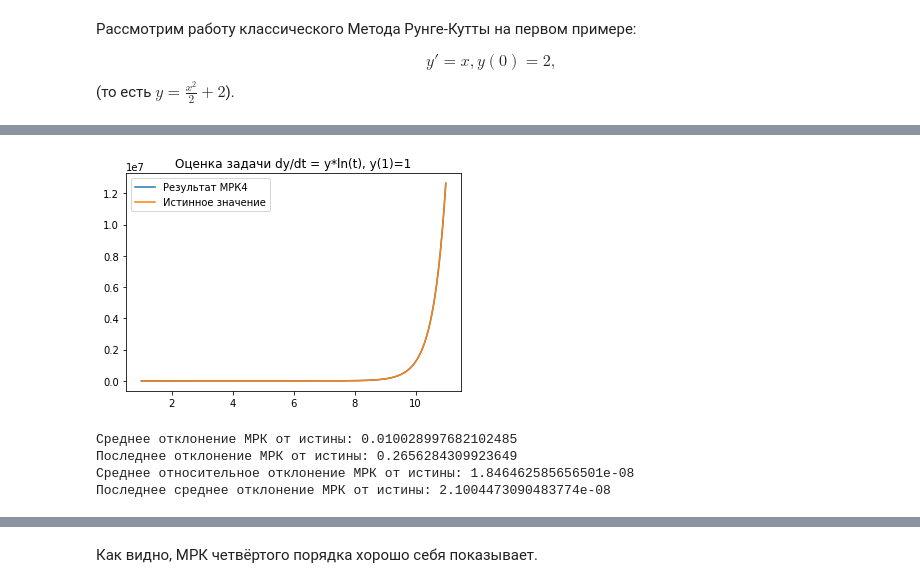
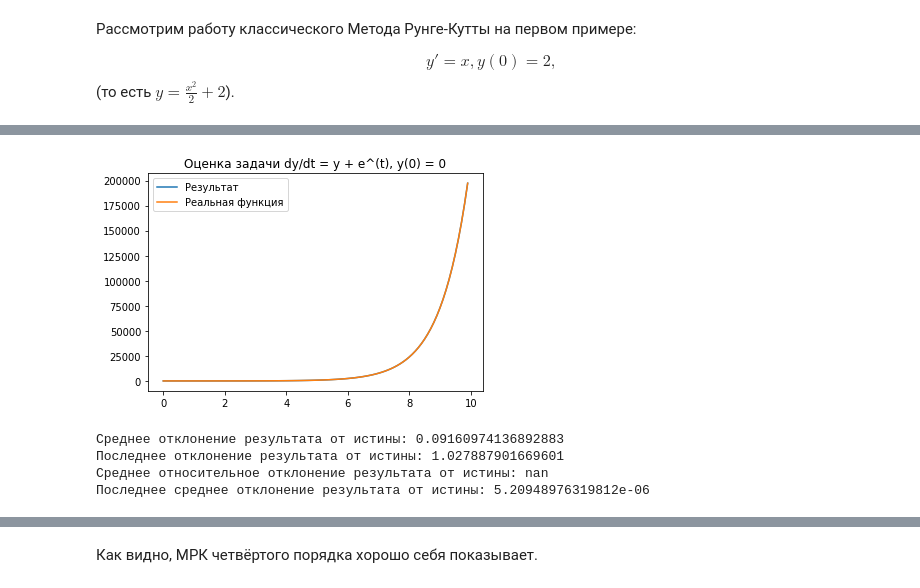
Before and after one commit to matveevk/Differential-Equations-Solver, a Jupyter notebook: runge_kutta_research.ipynb, the cells around one changed output, grey strips where cells are left out. Drawn from its saved outputs; the diff is of its cells as text; code cells hidden in the pictures.

```diff
--- a/runge_kutta_research.ipynb
+++ b/runge_kutta_research.ipynb
@@ -17,4 +18,19 @@ import math
 import numpy as np
+# %%
+# загатавливаем функцию для демонстрации решения
+def draw(xs, ys, ys_true, title='Решение'):
+    plt.plot(xs, ys, label='Результат')
+    plt.plot(xs, ys_true, label='Реальная функция')
+    plt.legend()
+    plt.title(title)
+    plt.show()
+    # сравниваем с истиной
+    print('Среднее отклонение результата от истины:',
+          np.average(abs(ys - ys_true)))
+    print('Последнее отклонение результата от истины:', abs(ys[-1] - ys_true[-1]))
+    print('Среднее относительное отклонение результата от истины:',
+         np.average(abs((ys - ys_true) / ys_true)))
+    print('Последнее среднее отклонение результата от истины:', abs(ys[-1] - ys_true[-1]) / abs(ys_true[-1]))
 # %% [markdown]
 ## Постановка задачи
 # %% [markdown]
@@ -65,7 +197,6 @@ true_func = lambda x: x**2 / 2 + 2
 # condition = "y(0)=3"
 # true_func = lambda x: math.exp(x) + 2
 
-# not too good res
 equation = "dy/dt = y*ln(t)"
 condition = "y(1)=1"
 true_func = lambda x: (math.e ** -x) * (x ** x) * math.e
@@ -73,7 +204,11 @@ true_func = lambda x: (math.e ** -x) * (x ** x) * math.e
 # equation = "dy/dx = x*y"
 # condition = "y(0)=1"
 # true_func = lambda x: math.exp(x**2 / 2)
+
+equation = "dy/dt = y + e^(t)"
+condition = "y(0) = 0"
+true_func = lambda x: math.exp(x) * x
 # %%
 ds = DifSolver(equation=equation, condition=condition)
-xs, ys = ds.solve(visualize=True, breadth=10)
+xs, ys = ds.solve(visualize=True, breadth=10, step=0.1)
 # %% [output]
@@ -81,22 +217,9 @@ xs, ys = ds.solve(visualize=True, breadth=10)
 # %%
 ys_true = list(map(true_func, xs))
-plt.plot(xs, ys, label='Результат МРК4')
-plt.plot(xs, ys_true, label='Истинное значение')
-# plt.plot(xs, abs(ys_true - ys))
-plt.legend()
-plt.title('Оценка задачи ' + equation+ ', ' + condition)
-plt.show()
+draw(xs, ys, ys_true, 'Оценка задачи ' + equation+ ', ' + condition)
 # %% [output]
-[figure, old version]
+[figure, new version]
+Среднее отклонение результата от истины: 0.09160974136892883
+Последнее отклонение результата от истины: 1.027887901669601
+Среднее относительное отклонение результата от истины: nan
+Последнее среднее отклонение результата от истины: 5.20948976319812e-06
-# %%
-print('Среднее отклонение МРК от истины:',
-     sum(abs(ys - ys_true)) / len(xs))
-print('Последнее отклонение МРК от истины:', abs(ys[-1] - ys_true[-1]))
-print('Среднее относительное отклонение МРК от истины:',
-     sum(abs(ys - ys_true)) / len(xs) / np.average(ys_true))
-print('Последнее среднее отклонение МРК от истины:', abs(ys[-1] - ys_true[-1]) / abs(ys_true[-1]))
-# %% [output]
-Среднее отклонение МРК от истины: 0.010028997682102485
-Последнее отклонение МРК от истины: 0.2656284309923649
-Среднее относительное отклонение МРК от истины: 1.846462585656501e-08
-Последнее среднее отклонение МРК от истины: 2.1004473090483774e-08
```
Also changed, not shown: parts of 24 cells of this notebook.
